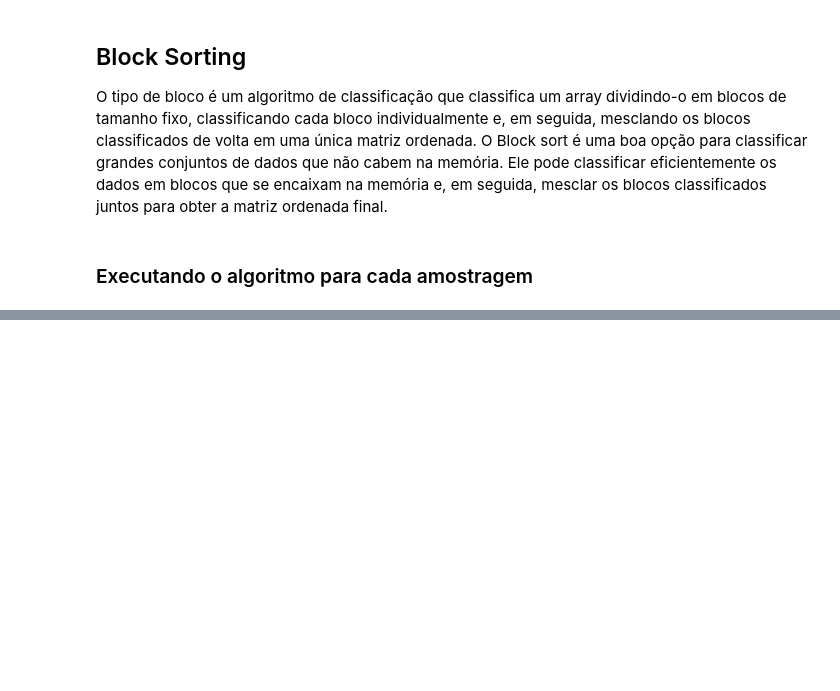
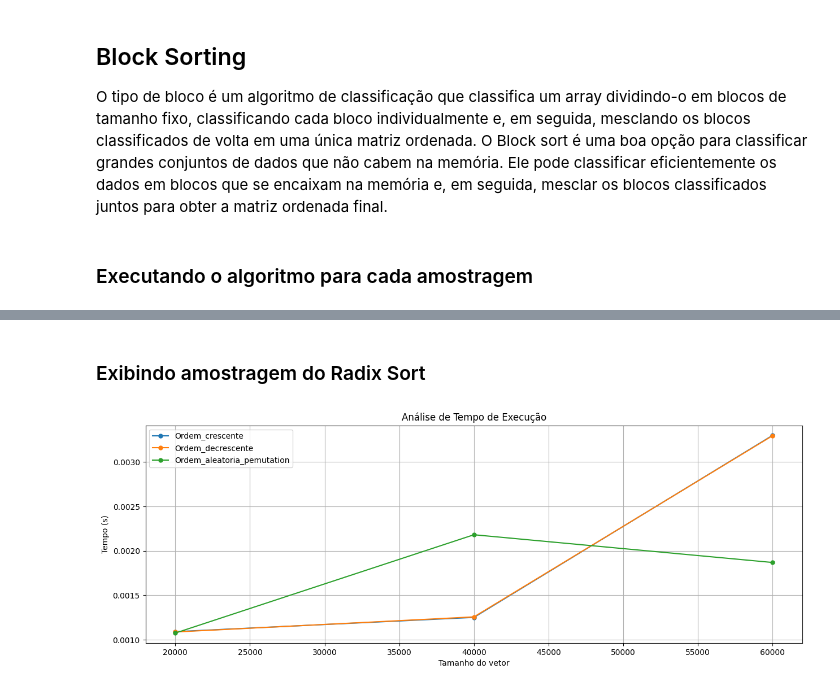
Before and after one commit to JonasCGN/Trabalho-1---PAA, a Jupyter notebook: main.ipynb, the cells around one changed output, grey strips where cells are left out. Saved outputs shown, nothing was run; the diff lists cells and outputs as text; code cells hidden in the pictures; blank space fills up the shorter version.

```diff
--- a/main.ipynb
+++ b/main.ipynb
@@ -126,0 +179,7 @@ print(data_processing)
+# %% [markdown]
+### Exibindo amostragem do Radix Sort
+# %%
+data_radix = processing(results_radix_sort)
+plot_data(data_radix)
+# %% [output]
+[figure, added]
```
Also changed, not shown: parts of 16 cells of this notebook, 5 other files.
